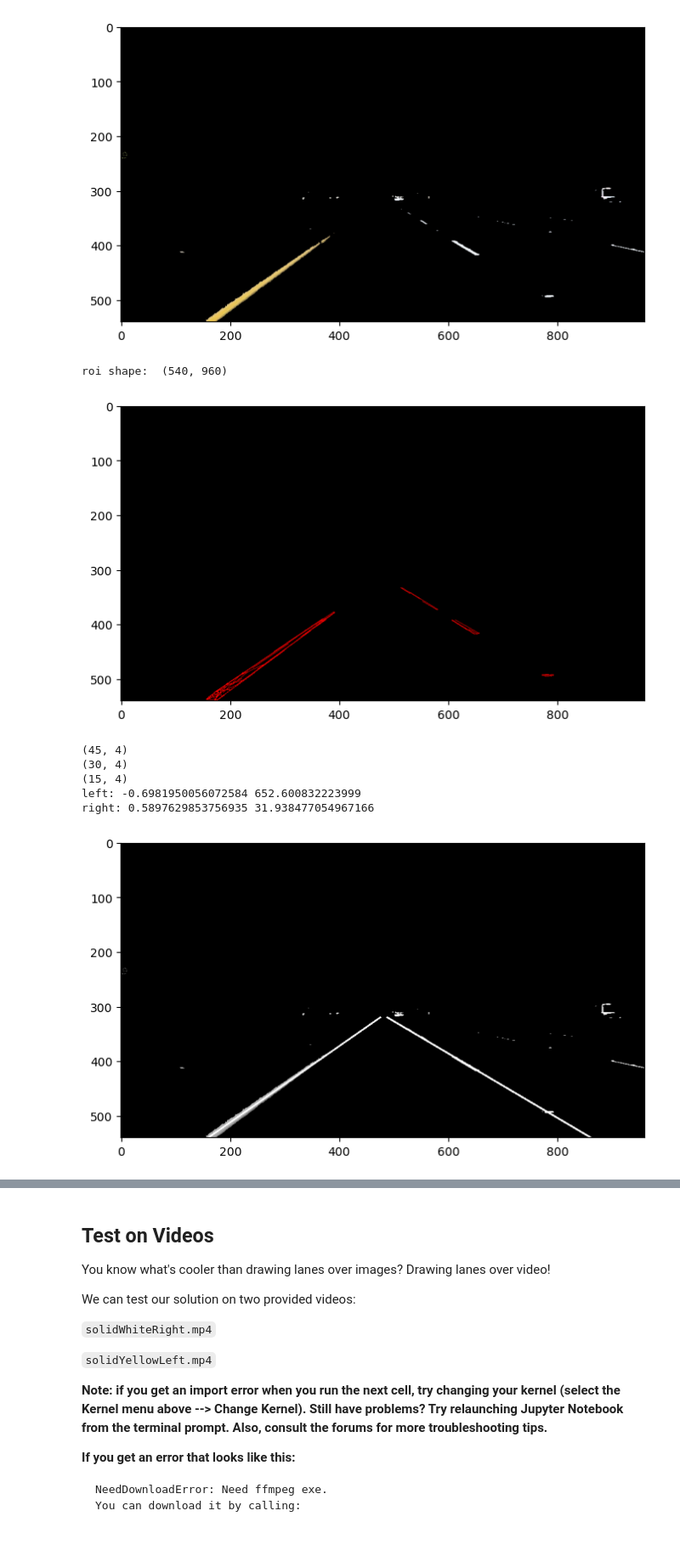
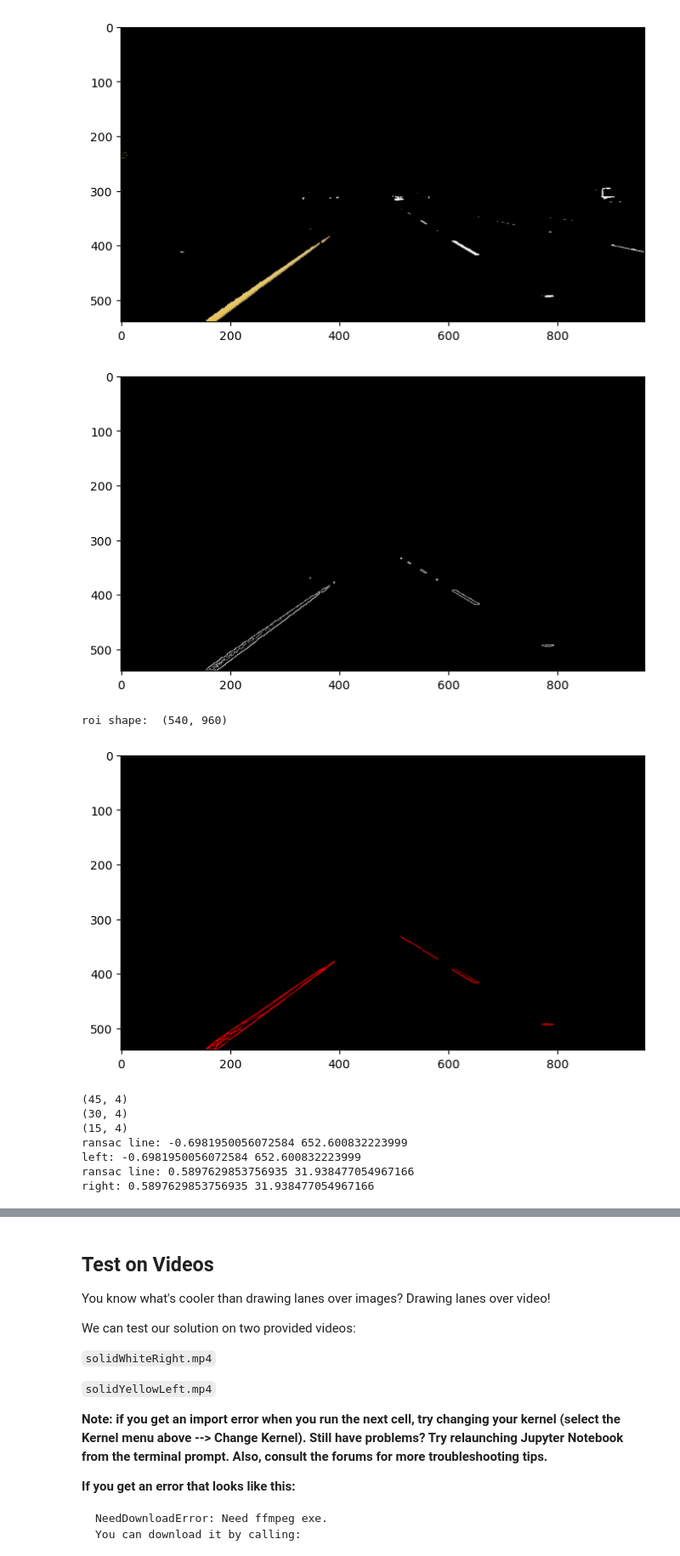
Before and after one commit to bluebarryz/Lane-Detection-CV, a Jupyter notebook: P1.ipynb, the cells around one changed output, grey strips where cells are left out. Shown at 85% size. Saved outputs shown, nothing was run; the diff lists cells and outputs as text; code cells hidden in the pictures.

```diff
--- a/P1.ipynb
+++ b/P1.ipynb
@@ -245,6 +246,6 @@ def getRansacLine(points):
 # %%
 img_path = "test_images/solidYellowCurve.jpg"
-image = mpimg.imread(img_path)
+image = np.copy(mpimg.imread(img_path))
 displayImage(colour_thresholding(image))
 # %% [output]
 [figure]
@@ -255,18 +256,19 @@ displayImage(colour_thresholding(image))
 RHO, THETA, THRESHOLD, MIN_LINE_LEN, MAX_LINE_GAP = (1, np.pi/90, 5, 5, 20)
 
 def LanePipeline(image):
-    img_h, img_w = image.shape()
+    img_h, img_w, _ = image.shape
     ROI_VERTICES = np.array([[[[100, img_h]], [[900, img_h]], [[500, 320]], [[400, 320]]]], dtype=np.int32)
 
     gray = convertToGrayscale(colour_thresholding(image))
     canny_img = canny(gray.astype(np.uint8), 0.2, 0.8)
     roi = region_of_interest(canny_img, ROI_VERTICES)
+    displayImage(roi)
     print("roi shape: ", roi.shape)
 
-    hough_line_segments = cv2.HoughLinesP(roi, RHO, THETA, THRESHOLD, MIN_LINE_LEN, MAX_LINE_GAP)
-    # line_img = np.zeros((roi.shape[0], roi.shape[1], 3), dtype=np.uint8)
-    # draw_lines(line_img, hough_line_segments, thickness=1)
-    # displayImage(line_img)
+    hough_line_segments = cv2.HoughLinesP(roi, rho = 1,theta = 1*np.pi/90,threshold = 5,minLineLength = 5,maxLineGap = 20)
+    line_img = np.zeros((roi.shape[0], roi.shape[1], 3), dtype=np.uint8)
+    draw_lines(line_img, hough_line_segments, thickness=1)
+    displayImage(line_img)
 
     hough_line_segments = hough_line_segments.reshape(hough_line_segments.shape[0], hough_line_segments.shape[2])
     print(hough_line_segments.shape)
@@ -282,43 +284,31 @@ def LanePipeline(image):
     left_points = left_segments.reshape(-1, 2)
     right_points = right_segments.reshape(-1, 2)
 
-    x_left = left_points[:, 0].reshape(-1, 1)
-    y_left = left_points[:, 1]
-    ransac_left = RANSACRegressor()
-    ransac_left.fit(x_left, y_left)
-    slope_left = ransac_left.estimator_.coef_[0]
-    intercept_left = ransac_left.estimator_.intercept_
-
+    slope_left, intercept_left = getRansacLine(left_points)
     print("left:", slope_left, intercept_left)
 
-
-    x_right = right_points[:, 0].reshape(-1, 1)
-    y_right = right_points[:, 1]
-    ransac_right = RANSACRegressor()
-    ransac_right.fit(x_right, y_right)
-    slope_right = ransac_right.estimator_.coef_[0]
-    intercept_right = ransac_right.estimator_.intercept_
-
+    slope_right, intercept_right = getRansacLine(right_points)
     print("right:", slope_right, intercept_right)
 
-    left_x1 = getXgivenY(slope_left, intercept_left, image_h)
+    left_x1 = getXgivenY(slope_left, intercept_left, img_h)
     left_x2 = getXgivenY(slope_left, intercept_left, 320)
 
     right_x1 = getXgivenY(slope_right, intercept_right, 320)
-    right_x2 = getXgivenY(slope_right, intercept_right, image_h)
+    right_x2 = getXgivenY(slope_right, intercept_right, img_h)
 
-
-    draw_lines(gray, [[[left_x1, image_h, left_x2, 320]]])
-
-    draw_lines(gray, [[[right_x1, 320, right_x2, image_h]]])
-
-    displayImage(gray)
+    draw_lines(image, [[[left_x1, img_h, left_x2, 320]]])
+    draw_lines(image, [[[right_x1, 320, right_x2, img_h]]])
+    displayImage(image)
-# %% [output]
-roi shape:  (540, 960)
-[figure, removed]
-(45, 4)
-(30, 4)
-(15, 4)
-left: -0.6981950056072584 652.600832223999
-right: 0.5897629853756935 31.938477054967166
-[figure, removed]
+# %%
+LanePipeline(image)
+# %% [output]
+[figure, added]
+roi shape:  (540, 960)
+[figure, added]
+(45, 4)
+(30, 4)
+(15, 4)
+ransac line: -0.6981950056072584 652.600832223999
+left: -0.6981950056072584 652.600832223999
+ransac line: 0.5897629853756935 31.938477054967166
+right: 0.5897629853756935 31.938477054967166
```
Also changed, not shown: parts of 2 cells of this notebook.
